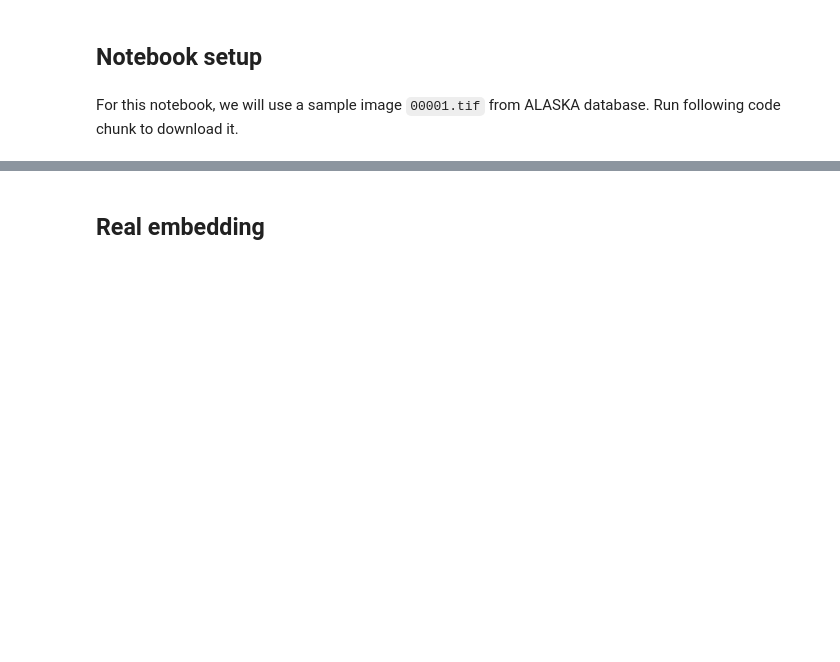
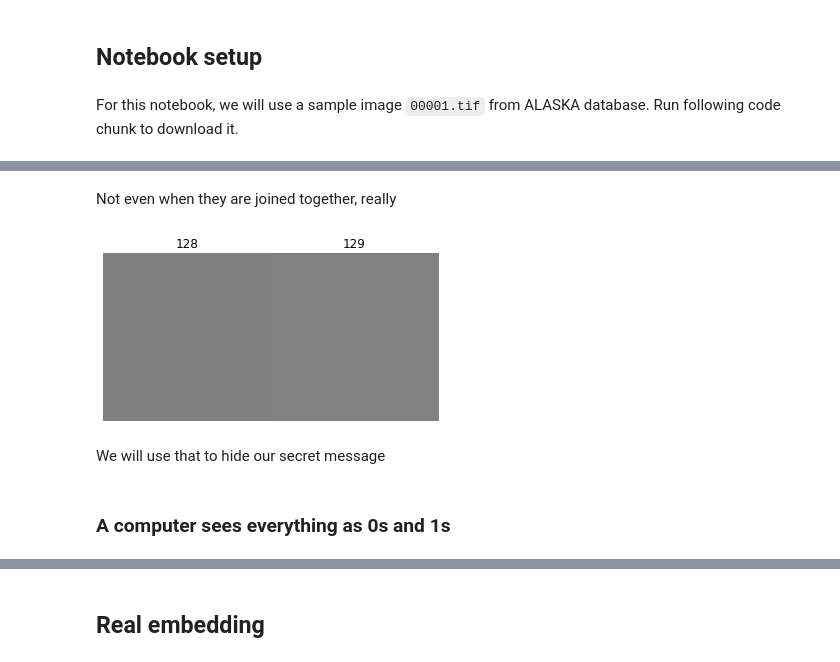
Before and after one commit to uibk-uncover/mip-stego-demo, a Jupyter notebook: notebooks/2_lsbr_full.ipynb, the cells around one changed output, grey strips where cells are left out. Saved outputs shown, nothing was run; the diff lists cells and outputs as text; code cells hidden in the pictures; blank space fills up the shorter version.

```diff
--- a/notebooks/2_lsbr_full.ipynb
+++ b/notebooks/2_lsbr_full.ipynb
@@ -87,0 +69,15 @@ sns.heatmap(np.abs(y.astype('int') - x));
+# %% [markdown]
+Not even when they are joined together, really
+# %%
+fig, ax = plt.subplots(1, 2, sharey=True)
+for i, v in enumerate([0, 1]):
+    ax[i].imshow([[128+v]], vmin=0, vmax=255, cmap='gray');
+    ax[i].set_title(f'{128+v}');
+    ax[i].axis('off');
+    fig.subplots_adjust(wspace=0);
+# %% [output]
+[figure, added]
+# %% [markdown]
+We will use that to hide our secret message
+# %% [markdown]
+### A computer sees everything as 0s and 1s
```
Also changed, not shown: parts of 62 cells of this notebook.
